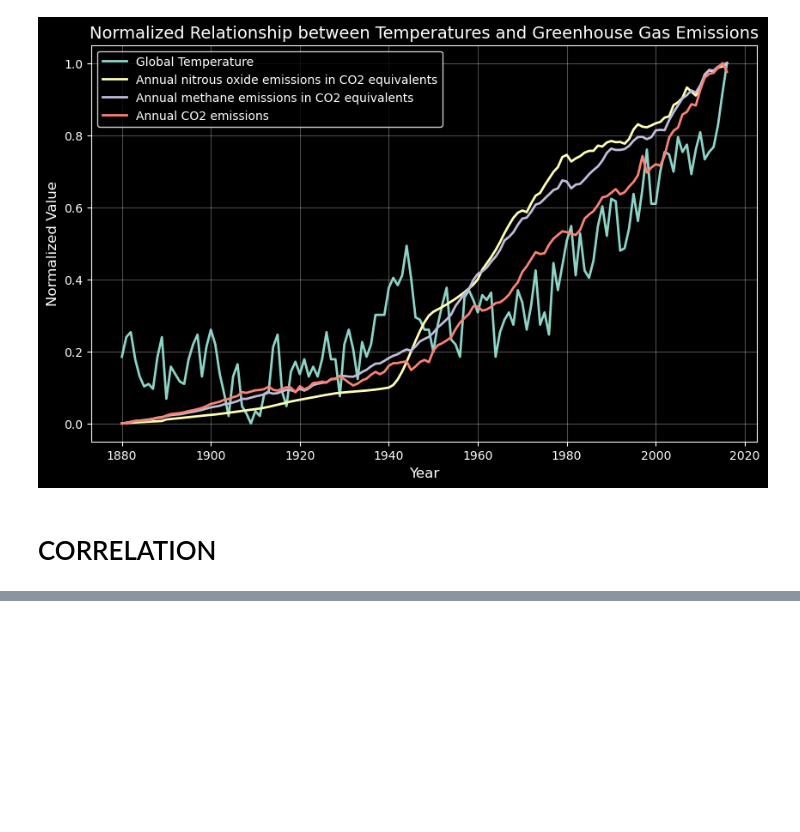
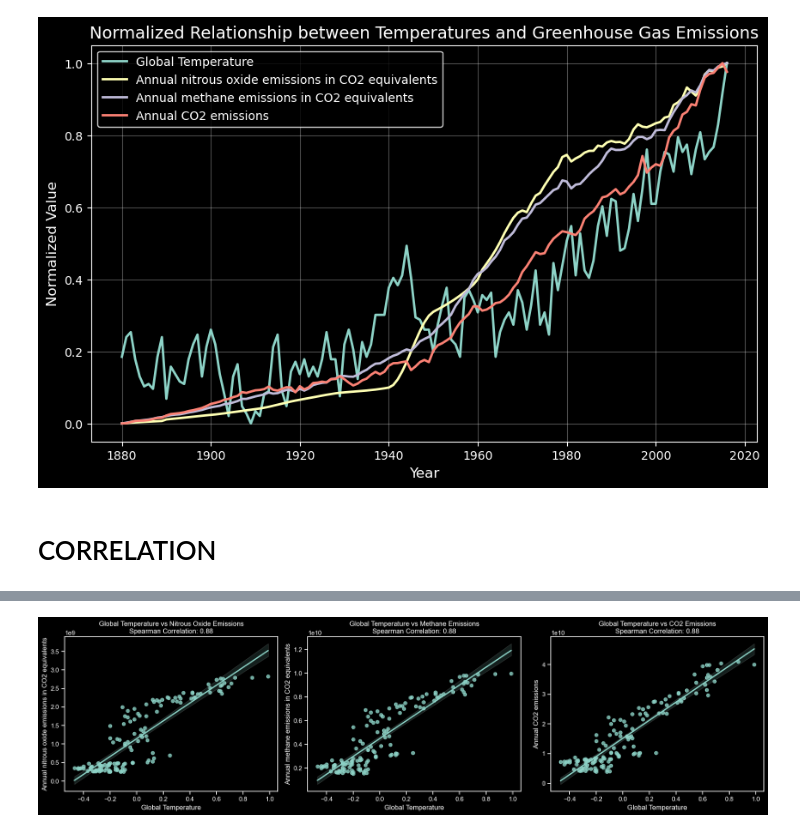
Before and after one commit to fionaabad/Climate-Change, a Jupyter notebook: greenhouse_ipynb/gh.ipynb, the cells around one changed output, grey strips where cells are left out. Saved outputs shown, nothing was run; the diff lists cells and outputs as text; code cells hidden in the pictures; blank space fills up the shorter version.

```diff
--- a/greenhouse_ipynb/gh.ipynb
+++ b/greenhouse_ipynb/gh.ipynb
@@ -163,0 +247,33 @@ plt.show()
+# %%
+import pandas as pd
+import seaborn as sns
+import matplotlib.pyplot as plt
+
+# Suponiendo que tienes un DataFrame llamado 'merged_df' con las columnas apropiadas
+
+# Crear una figura con tres subplots en una fila
+plt.figure(figsize=(18, 5))
+
+# Subplot 1: Gráfico de dispersión y regresión lineal para Nitrous Oxide Emissions
+plt.subplot(1, 3, 1)
+sns.regplot(x='Global Temperature', y='Annual nitrous oxide emissions in CO2 equivalents', data=merged_df)
+correlation_1 = merged_df['Global Temperature'].corr(merged_df['Annual nitrous oxide emissions in CO2 equivalents'], method='spearman')
+plt.title(f'Global Temperature vs Nitrous Oxide Emissions\nSpearman Correlation: {correlation_1:.2f}')
+
+# Subplot 2: Gráfico de dispersión y regresión lineal para Methane Emissions
+plt.subplot(1, 3, 2)
+sns.regplot(x='Global Temperature', y='Annual methane emissions in CO2 equivalents', data=merged_df)
+correlation_2 = merged_df['Global Temperature'].corr(merged_df['Annual methane emissions in CO2 equivalents'], method='spearman')
+plt.title(f'Global Temperature vs Methane Emissions\nSpearman Correlation: {correlation_2:.2f}')
+
+# Subplot 3: Gráfico de dispersión y regresión lineal para CO2 Emissions
+plt.subplot(1, 3, 3)
+sns.regplot(x='Global Temperature', y='Annual CO2 emissions', data=merged_df)
+correlation_3 = merged_df['Global Temperature'].corr(merged_df['Annual CO2 emissions'], method='spearman')
+plt.title(f'Global Temperature vs CO2 Emissions\nSpearman Correlation: {correlation_3:.2f}')
+
+# Ajustar el diseño y mostrar los subplots
+plt.tight_layout()
+plt.show()
+# %% [output]
+[figure, added]
```
Also changed, not shown: parts of 16 cells of this notebook, 7 other files.
